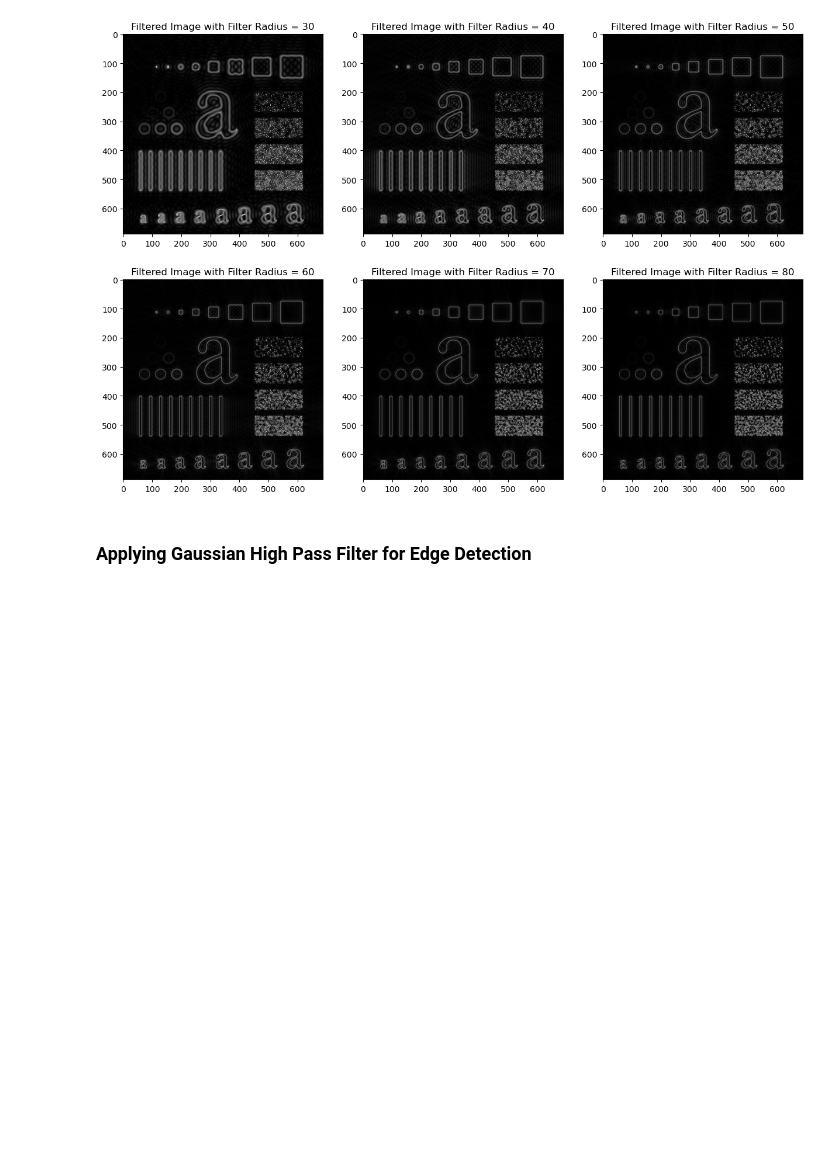
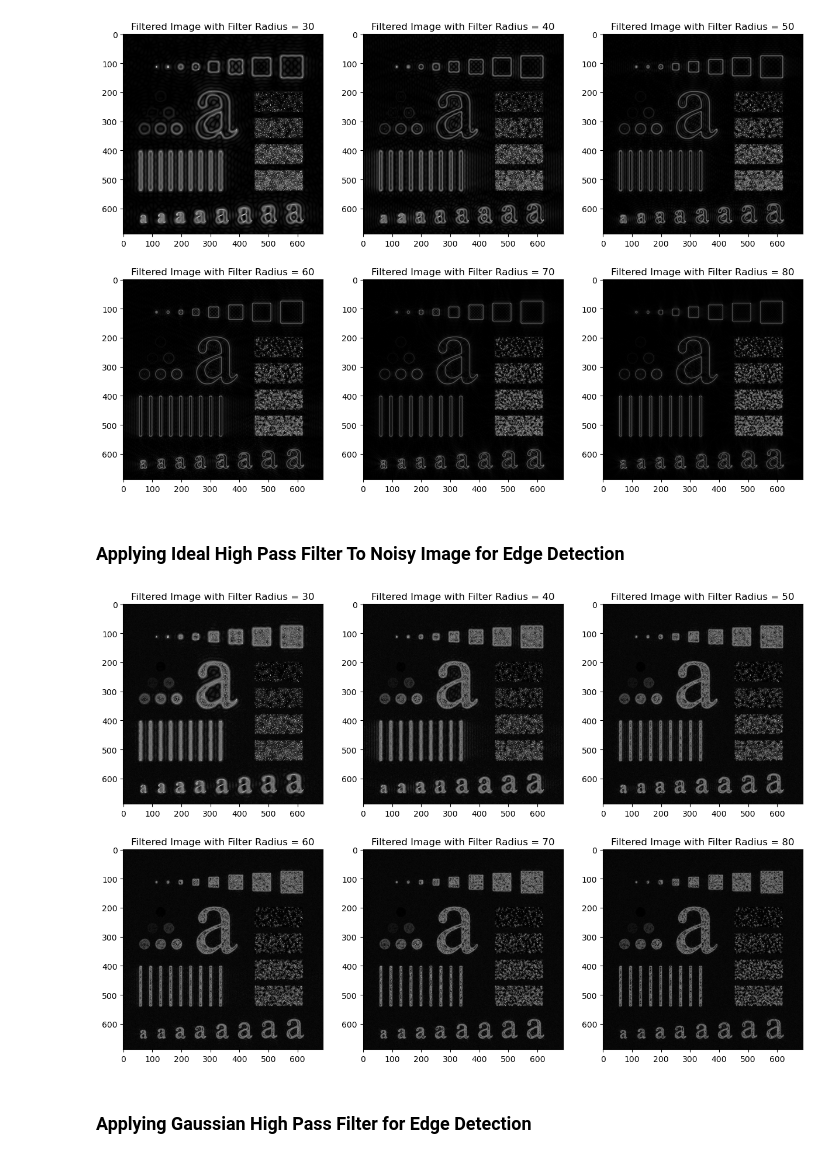
Before and after one commit to ForhanShahriarFahim/Digital-Image-Processing-Lab, a Jupyter notebook: Problem 4/4(c) Edge Detection.ipynb, the cells around one changed output. Saved outputs shown, nothing was run; the diff lists cells and outputs as text; code cells hidden in the pictures; blank space fills up the shorter version.

```diff
--- a/Problem 4/4(c) Edge Detection.ipynb
+++ b/Problem 4/4(c) Edge Detection.ipynb
@@ -84,0 +97,5 @@ plt.show()
+# %%
+noisy_character_pattern_image_fft = np.fft.fftshift(np.fft.fft2(noisy_character_image))
+plt.imshow(np.log(np.abs(character_pattern_image_fft)), cmap="gray")
+plt.title("The FFT of the Image")
+plt.show()
@@ -98,6 +117,24 @@ for k in range(1, 7):
 plt.show()
 # %% [output]
 [figure]
+# %% [markdown]
+### Applying Ideal High Pass Filter To Noisy Image for Edge Detection
+# %%
+radius = 30
+plt.figure(figsize=(15, 10))
+
+for k in range(1, 7):
+    ideal_filtered_image = apply_ideal_high_pass_filter(
+        noisy_character_pattern_image_fft, radius
+    )
+    plt.subplot(2, 3, k)
+    plt.imshow(ideal_filtered_image, cmap="gray")
+    plt.title(f"Filtered Image with Filter Radius = {radius}")
+    radius += 10
+
+plt.show()
+# %% [output]
+[figure, added]
 # %% [markdown]
 ### Applying Gaussian High Pass Filter for Edge Detection
 # %%
```
Also changed, not shown: parts of 6 cells of this notebook.
